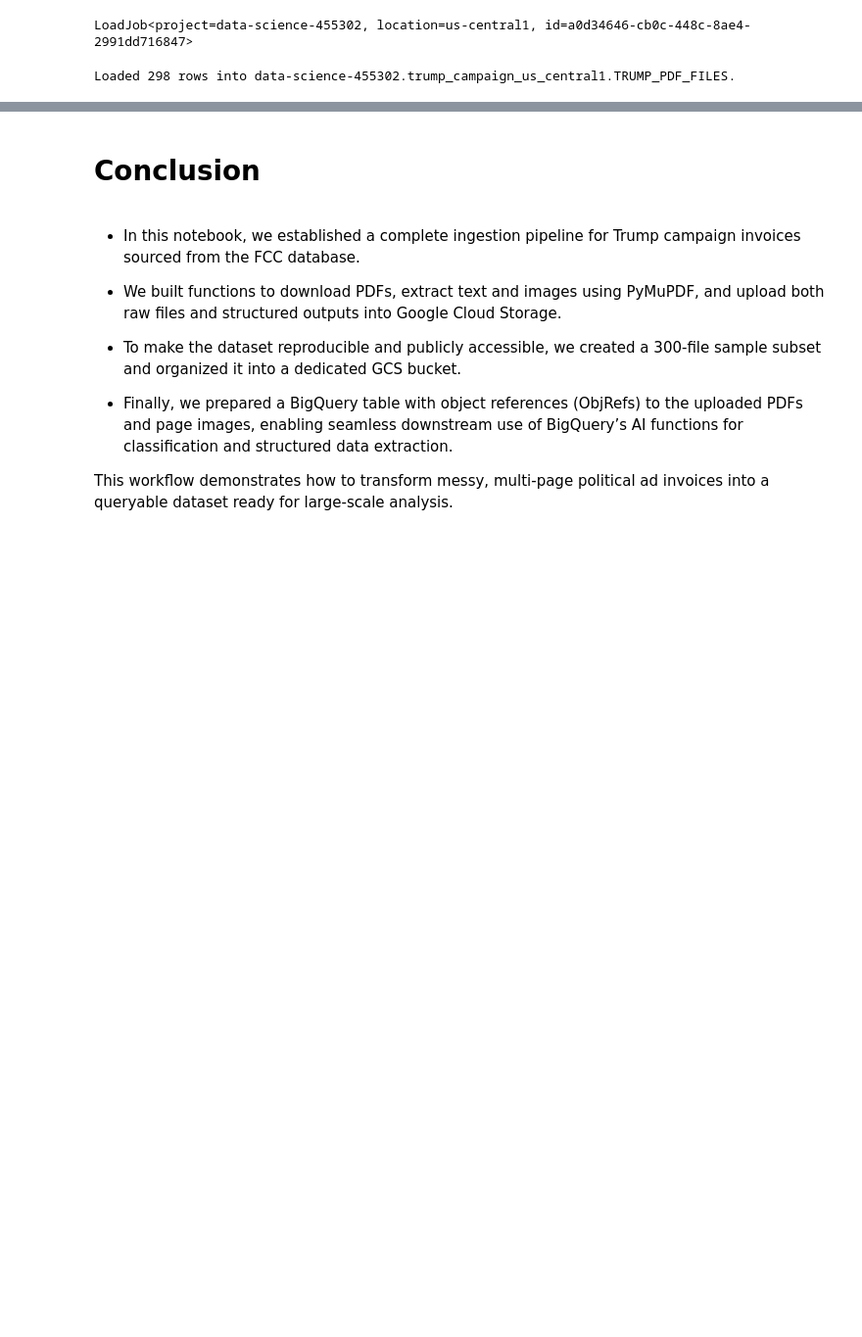
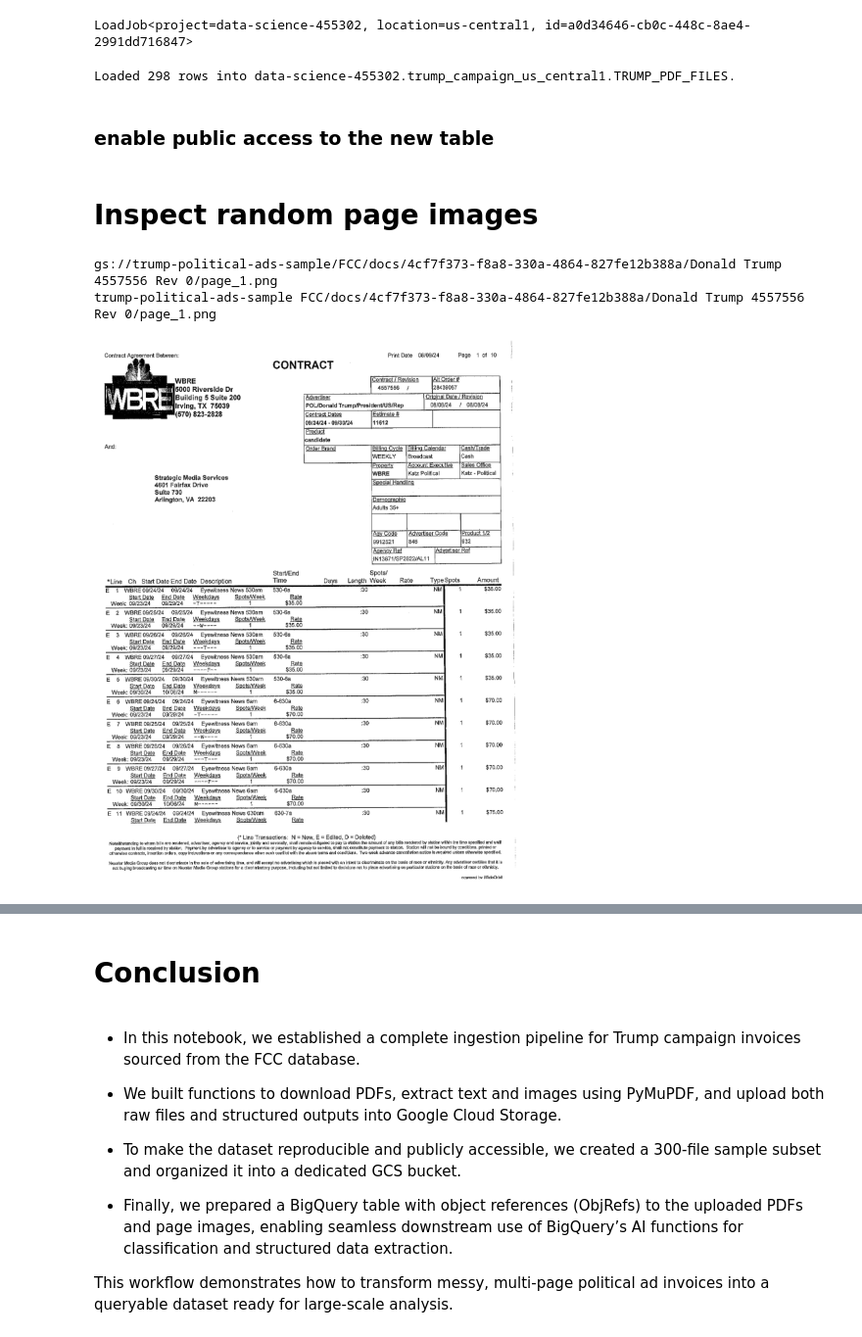
Before and after one commit to densmyslov/bq-hackathon, a Jupyter notebook: notebooks/0_load_trump_pdfs_gcp_bucket.ipynb, the cells around one changed output, grey strips where cells are left out. Shown at 98% size. Saved outputs shown, nothing was run; the diff lists cells and outputs as text; code cells hidden in the pictures; blank space fills up the shorter version.

```diff
--- a/notebooks/0_load_trump_pdfs_gcp_bucket.ipynb
+++ b/notebooks/0_load_trump_pdfs_gcp_bucket.ipynb
@@ -779,3 +759,27 @@ table = bq_client.get_table(table_ref)
 print(f"Loaded {table.num_rows} rows into {table_ref}.")
 # %% [output]
 Loaded 298 rows into data-science-455302.trump_campaign_us_central1.TRUMP_PDF_FILES.
+# %% [markdown]
+### enable public access to the new table
+# %%
+# Get current IAM policy
+policy = bq_client.get_iam_policy(table_ref)
+
+# Add binding for allUsers to have read-only access
+policy.bindings.append(
+    {"role": "roles/bigquery.dataViewer", "members": {"allUsers"}}
+)
+
+# Update the policy
+bq_client.set_iam_policy(table_ref, policy)
+
+print(f"✅ Public access enabled for {table_ref}")
+# %% [markdown]
+# Inspect random page images
+# %%
+PROJECT_ID = "data-science-455302"  # your GCP project
+REGION = "us-central1"              # region of your connection / dataset
+DATASET_ID = "trump_campaign_us_central1"         # dataset to store the remote model
+MODEL_NAME = "mistral_medium"       # name for the remote model
+SOURCE_TABLE = f"{PROJECT_ID}.{DATASET_ID}.TRUMP_PDF_FILES"
+CONNECTION_ID = "24627479292.us-central1.576f28e4-61cc-464a-b136-da8b005649c8"
@@ -781,0 +789,21 @@ Loaded 298 rows into data-science-455302.trump_campaign_us_central1.TRUMP_PDF_FI
+# %%
+query = f"""
+SELECT image_key
+FROM `{SOURCE_TABLE}`
+WHERE image_key IS NOT NULL
+ORDER BY RAND()
+LIMIT 1
+"""
+
+df = bq_client.query(query).to_dataframe()
+page_image = df['image_key'].tolist()[0]
+print(page_image)
+bucket_name = page_image.split('/')[2]
+blob_path   = '/'.join(page_image.split('/')[3:])
+print(bucket_name, blob_path)
+image = show_image_page(bucket_name, blob_path)
+image
+# %% [output]
+gs://trump-political-ads-sample/FCC/docs/4cf7f373-f8a8-330a-4864-827fe12b388a/Donald Trump 4557556 Rev 0/page_1.png
+trump-political-ads-sample FCC/docs/4cf7f373-f8a8-330a-4864-827fe12b388a/Donald Trump 4557556 Rev 0/page_1.png
+[figure, added]
```
Also changed, not shown: parts of 7 cells of this notebook.
